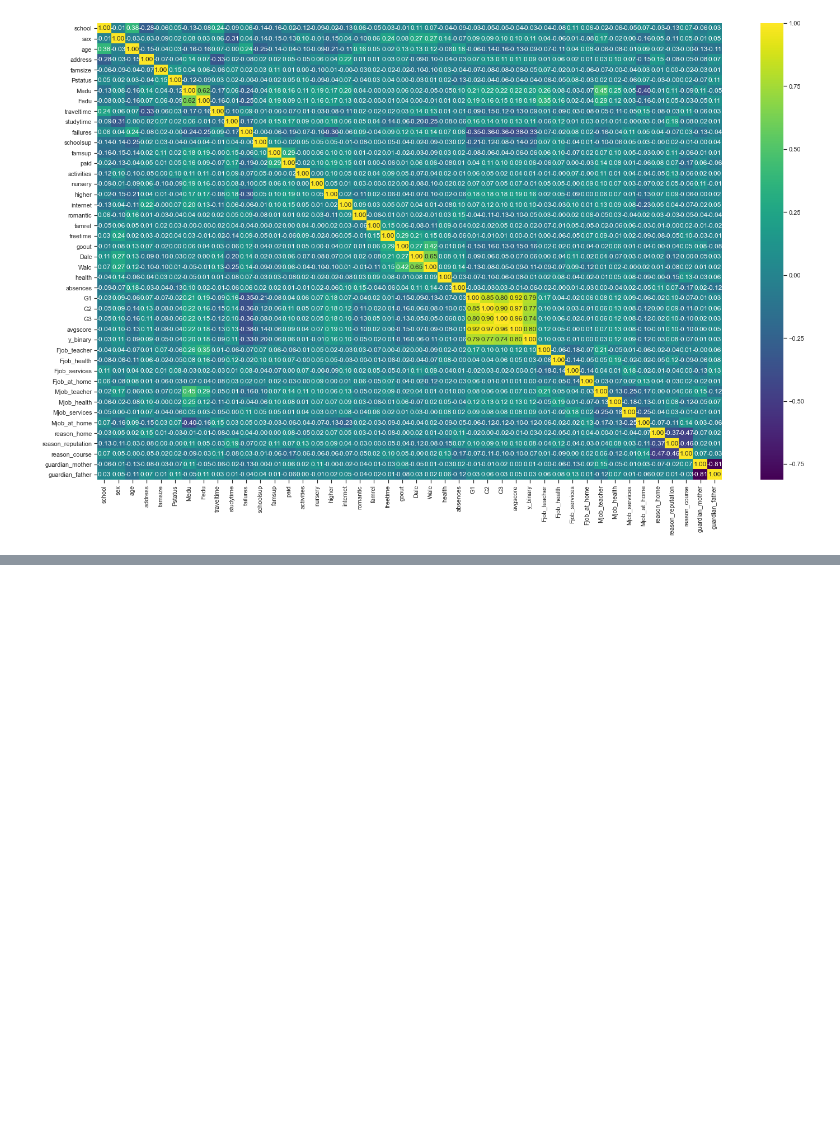
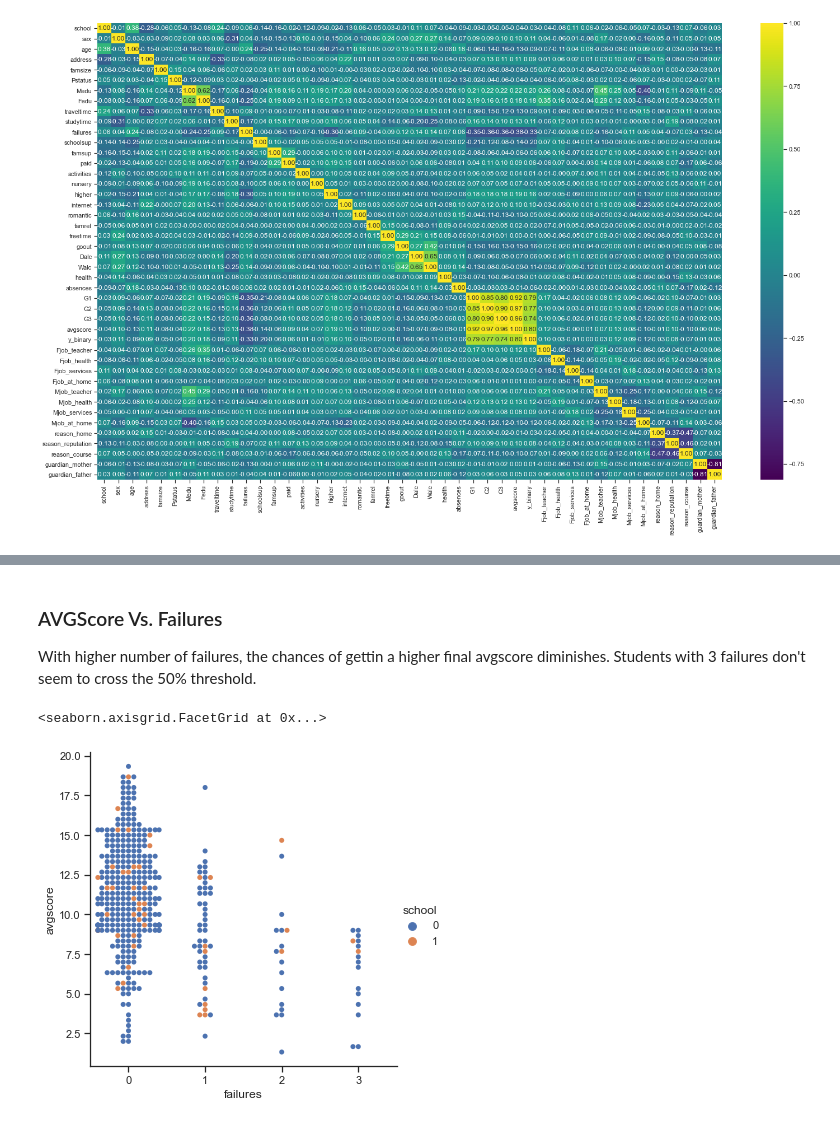
Before and after one commit to AkhilaSirikonda/group10kdd, a Jupyter notebook: prasanna/Student-DataExploration.ipynb, the cells around one changed output, grey strips where cells are left out. Saved outputs shown, nothing was run; the diff lists cells and outputs as text; code cells hidden in the pictures; blank space fills up the shorter version.

Commit message:
Update Student-DataExploration.ipynb
added some more plots on data exploration tasks assigned to me.

```diff
--- a/prasanna/Student-DataExploration.ipynb
+++ b/prasanna/Student-DataExploration.ipynb
@@ -47,7 +52,7 @@ dtype: object
 # %%
-stud_df[['school', 'sex', 'address','famsize','Pstatus','Medu','Fedu','Mjob','Fjob','reason','guardian','traveltime','studytime','failures','schoolsup','famsup','paid','activities','nursery','higher','internet','romantic','famrel','freetime','goout','Dalc','Walc','health']] = stud_df[['school', 'sex', 'address','famsize','Pstatus','Medu','Fedu','Mjob','Fjob','reason','guardian','traveltime','studytime','failures','schoolsup','famsup','paid','activities','nursery','higher','internet','romantic','famrel','freetime','goout','Dalc','Walc','health']].astype('category')
+#stud_df[['school', 'sex', 'address','famsize','Pstatus','Medu','Fedu','Mjob','Fjob','reason','guardian','traveltime','studytime','failures','schoolsup','famsup','paid','activities','nursery','higher','internet','romantic','famrel','freetime','goout','Dalc','Walc','health']] = stud_df[['school', 'sex', 'address','famsize','Pstatus','Medu','Fedu','Mjob','Fjob','reason','guardian','traveltime','studytime','failures','schoolsup','famsup','paid','activities','nursery','higher','internet','romantic','famrel','freetime','goout','Dalc','Walc','health']].astype('category')
 # %%
-stud_df['y_binary'] = stud_df['y_binary'].astype('category')
+#stud_df['y_binary'] = stud_df['y_binary'].astype('category')
 # %%
 from sklearn.preprocessing import OrdinalEncoder, OneHotEncoder
 from sklearn.preprocessing import StandardScaler
@@ -95,6 +100,10 @@ categories_hotenc = {"Fjob": [["other", "teacher", "health", "services", 'at_hom
 
 for column, category in categories_hotenc.items():
   stud_df = onehot_encode(stud_df, column, category)
+# %%
+import seaborn as sns
+import matplotlib.pyplot as plt
+sns.set_theme(style="ticks", color_codes=True)
 # %%
 fig, ax = plt.subplots(figsize=(25, 15))
 
@@ -104,0 +123,9 @@ plt.show()
+# %% [markdown]
+### AVGScore Vs. Failures
+With higher number of failures, the chances of gettin a higher final avgscore diminishes. Students with 3 failures don't seem to cross the 50% threshold.
+# %%
+sns.catplot(data=stud_df, kind="swarm", x="failures", y="avgscore", hue="school")
+#sc1.set_title("Correlation between Average Score and Failures")
+# %% [output]
+<seaborn.axisgrid.FacetGrid at 0x...>
+[figure, added]
```
Also changed, not shown: parts of 8 cells of this notebook.
